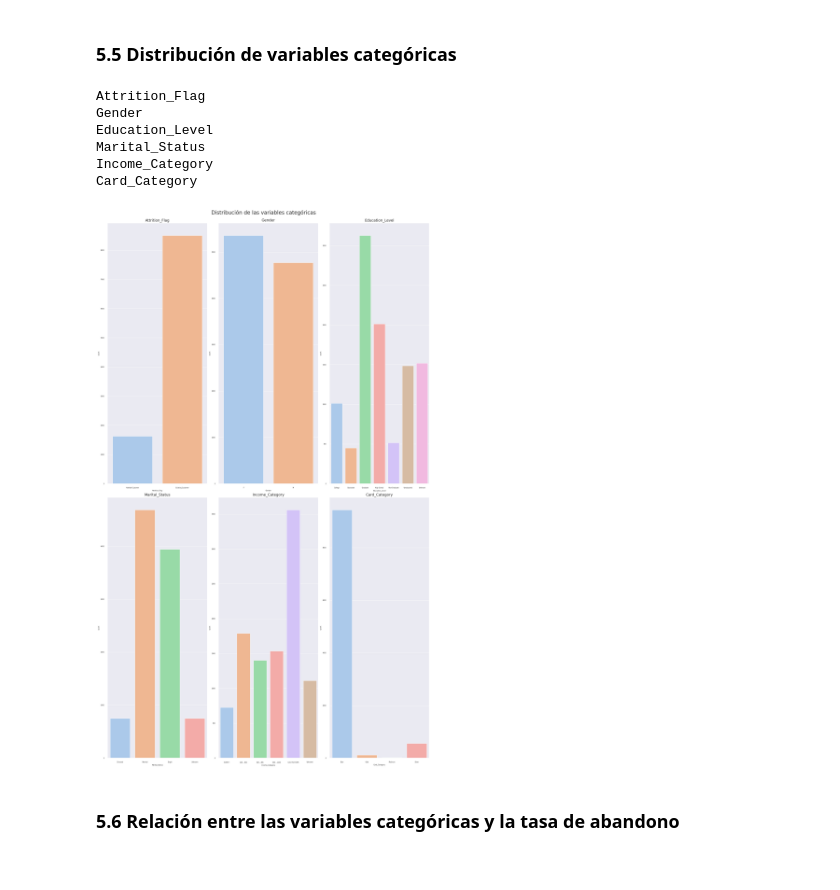
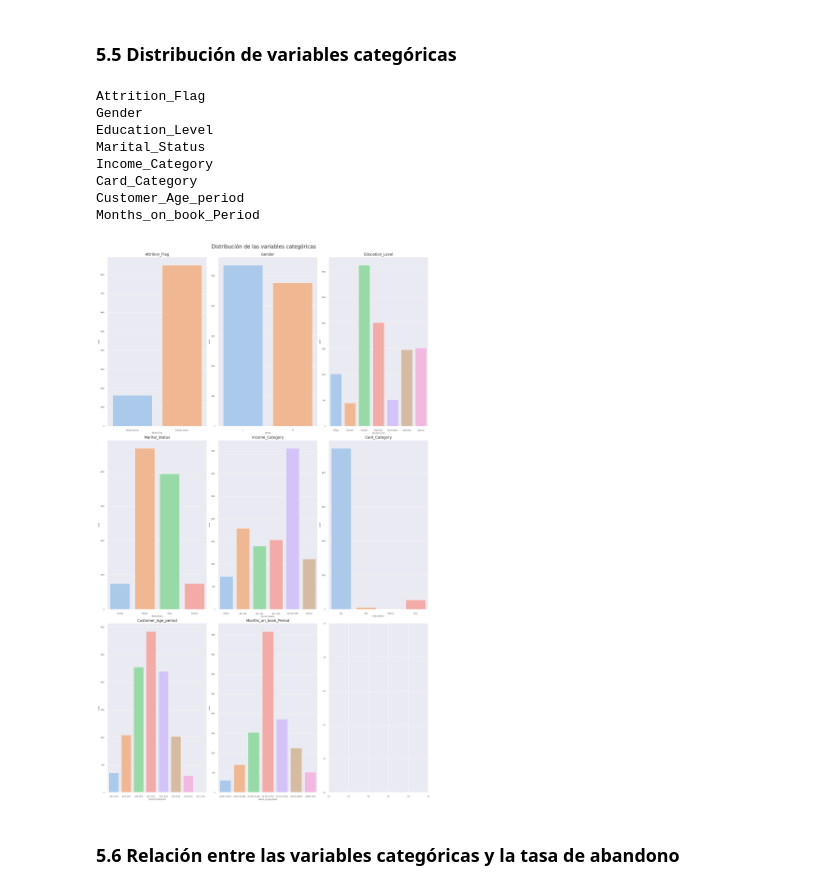
Before and after one commit to YaninaDitz/CoderHouse-ProyectoFinal, a Jupyter notebook: Proyecto_Final_Yanina_Ditz.ipynb, the cells around one changed output. Drawn from its saved outputs; the diff is of its cells as text; code cells hidden in the pictures.

```diff
--- a/Proyecto_Final_Yanina_Ditz.ipynb
+++ b/Proyecto_Final_Yanina_Ditz.ipynb
@@ -405,0 +379,3 @@ Media de Avg_Utilization_Ratio: 0.2748935518909845
+# %%
+data_clean['log_total_amt_chng_q4_q1'] = np.log10(data_clean['Total_Amt_Chng_Q4_Q1'])
+data_clean['log_total_ct_chng_q4_q1'] = np.log10(data_clean['Total_Ct_Chng_Q4_Q1'])
@@ -406,3 +397,7 @@ Media de Avg_Utilization_Ratio: 0.2748935518909845
+# %%
+num_cols = ['Customer_Age','Dependent_count','Months_on_book','Total_Relationship_Count',
+'Months_Inactive_12_mon','Contacts_Count_12_mon','Total_Revolving_Bal','Total_Trans_Amt','Total_Trans_Ct',
+'Credit_Limit','Avg_Open_To_Buy','Total_Amt_Chng_Q4_Q1','Total_Ct_Chng_Q4_Q1','log_total_amt_chng_q4_q1','log_total_ct_chng_q4_q1','Avg_Utilization_Ratio']
 # %%
 # Correlación entre variables numéricas
 corr_matrix = data_clean[num_cols].corr()
@@ -456,7 +428,7 @@ En el gráfico anterior se observa que hay una relación positiva, la mayoría d
 # %% [markdown]
 ### 5.4 Relación entre las variables numéricas y la tasa de abandono
 # %%
-fig, axs = plt.subplots(nrows=3, ncols=5, figsize=(18, 14))
+fig, axs = plt.subplots(nrows=4, ncols=5, figsize=(18, 14))
 #fig.suptitle('Relación entre variables numéricas y tasa de abandono', fontsize=16)
 
 for i, col in enumerate(num_cols):
@@ -498,23 +472,25 @@ Education_Level
 Marital_Status
 Income_Category
 Card_Category
+Customer_Age_period
+Months_on_book_Period
 # %%
-fig, axs = plt.subplots(nrows=2, ncols=3, figsize=(18, 30))
+fig, axs = plt.subplots(nrows=3, ncols=3, figsize=(18, 30))
 fig.suptitle('Distribución de las variables categóricas', fontsize=20, y=1.0)
 
 # Variables categóricas
-cat_cols = ['Attrition_Flag', 'Gender', 'Education_Level', 'Marital_Status', 'Income_Category', 'Card_Category']
+cat_cols = ['Attrition_Flag', 'Gender', 'Education_Level', 'Marital_Status', 'Income_Category', 'Card_Category', 'Customer_Age_period','Months_on_book_Period']
 for i, col in enumerate(cat_cols):
     row = i // 3
     pos = i % 3
     if row<6:
         sns.countplot(x=col, data=data_clean, ax=axs[row][pos], palette='pastel')
         axs[row][pos].set_title(col, fontsize=14)
 
 plt.tight_layout()
 plt.show()
 # %% [output]
-[figure, old version]
+[figure, new version]
 # %% [markdown]
 ### 5.6 Relación entre las variables categóricas y la tasa de abandono
 # %%
```
Also changed, not shown: parts of 34 cells of this notebook.
